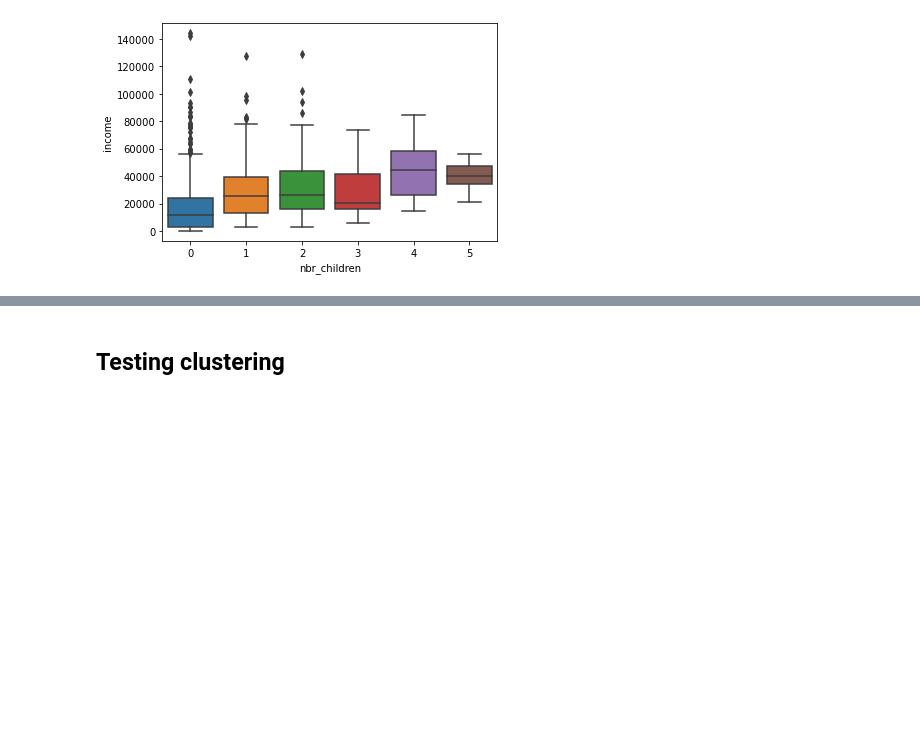
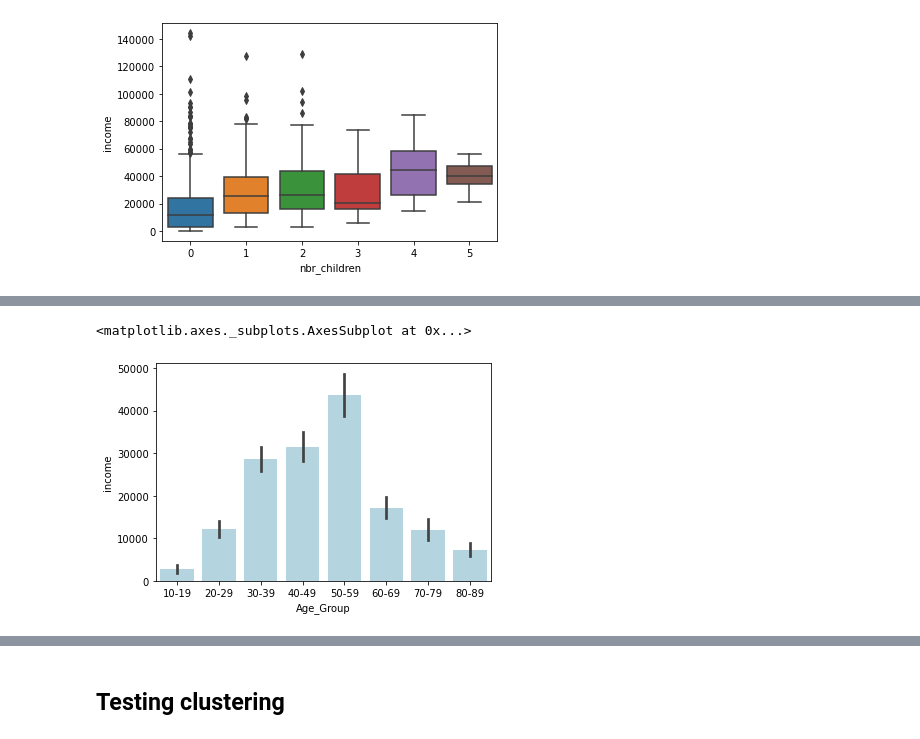
Before and after one commit to MudSnail/Mini-Project3, a Jupyter notebook: Demographics.ipynb, the cells around one changed output, grey strips where cells are left out. Cells and saved outputs as stored; diff of their text form; code cells hidden in the pictures; blank space fills up the shorter version.

```diff
--- a/Demographics.ipynb
+++ b/Demographics.ipynb
@@ -126,0 +139,7 @@ sns.boxplot(x="nbr_children", y = "income", data = customer)
+# %%
+#Average Income vs age groups
+groups=['10-19','20-29','30-39','40-49','50-59','60-69','70-79','80-89']
+sns.barplot(data=customer, x= 'Age_Group', y = 'income', order=groups, color='lightblue')
+# %% [output]
+<matplotlib.axes._subplots.AxesSubplot at 0x...>
+[figure, added]
```
Also changed, not shown: parts of 11 cells of this notebook, 1 other file.
